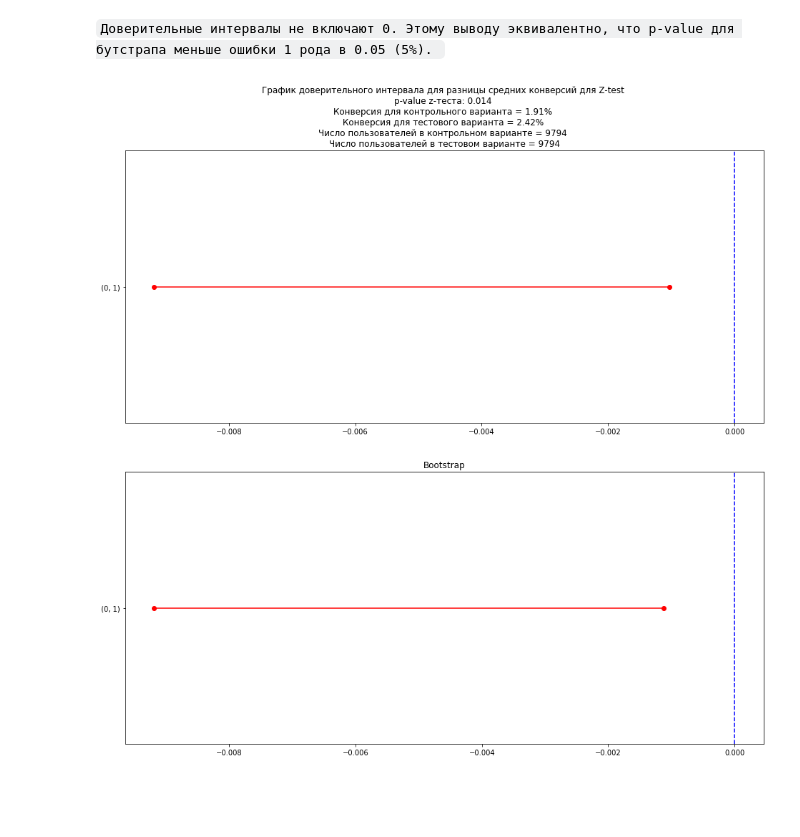
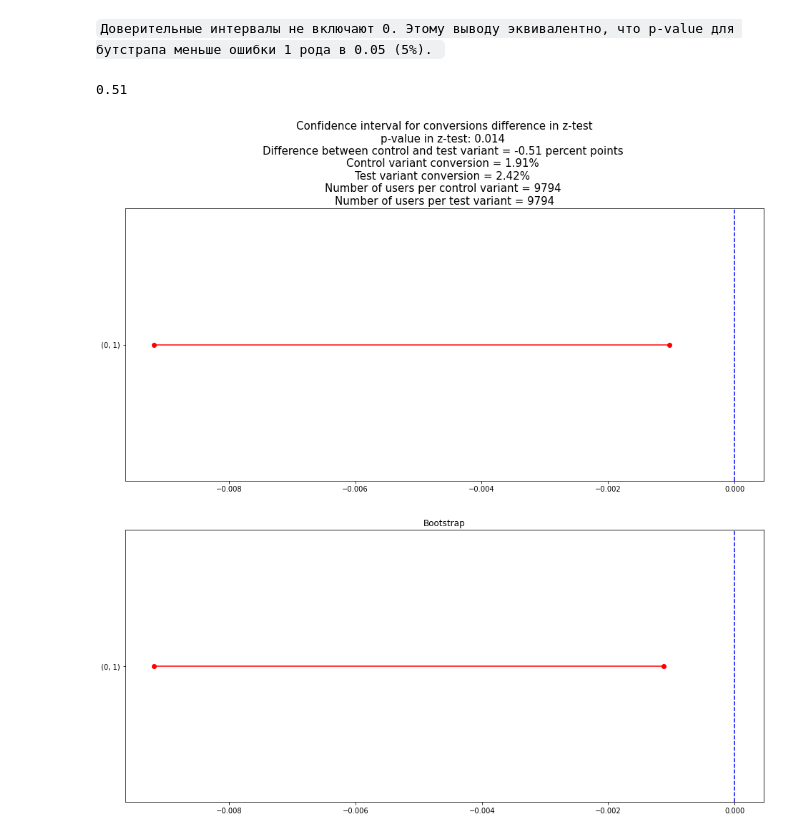
Before and after one commit to iakubovskii7/AB, a Jupyter notebook: knowledge-base/AB_classic_algorithms.ipynb, the cells around one changed output. Drawn from its saved outputs; the diff is of its cells as text; code cells hidden in the pictures; blank space fills up the shorter version.

```diff
--- a/knowledge-base/AB_classic_algorithms.ipynb
+++ b/knowledge-base/AB_classic_algorithms.ipynb
@@ -78,16 +78,22 @@ p-value бутстрап: 0.015800000000000036
 `Доверительные интервалы не включают 0.
  Этому выводу эквивалентно, что p-value для бутстрапа меньше ошибки 1 рода в 0.05 (5%).
 `
+# %%
+2.42 - 1.91
+# %% [output]
+0.51
 # %%
 create_confidence_plot(result_df.T, 'ci_lower_ztest', 'ci_upper_ztest')
-plt.title(f"График доверительного интервала для разницы средних конверсий для Z-test \n"
-          f"p-value z-теста: 0.014 \n"
-          f"Конверсия для контрольного варианта = 1.91% \n"
-          f"Конверсия для тестового варианта = 2.42% \n"
-          f"Число пользователей в контрольном варианте = 9794 \n"
-          f"Число пользователей в тестовом варианте = 9794");
+plt.title(f"Confidence interval for conversions difference in z-test\n"
+          f"p-value in z-test: 0.014 \n"
+          f"Difference between control and test variant = -0.51 percent points \n"
+          f"Control variant conversion = 1.91% \n"
+          f"Test variant conversion = 2.42% \n"
+          f"Number of users per control variant = 9794 \n"
+          f"Number of users per test variant = 9794",
+          fontdict={"size": 15});
 # %% [output]
-[figure, old version]
+[figure, new version]
 # %%
 create_confidence_plot(result_df.T, 'ci_lower_bs', 'ci_upper_bs')
 plt.title("Bootstrap");
```
Also changed, not shown: parts of 4 cells of this notebook, 4 other files.
